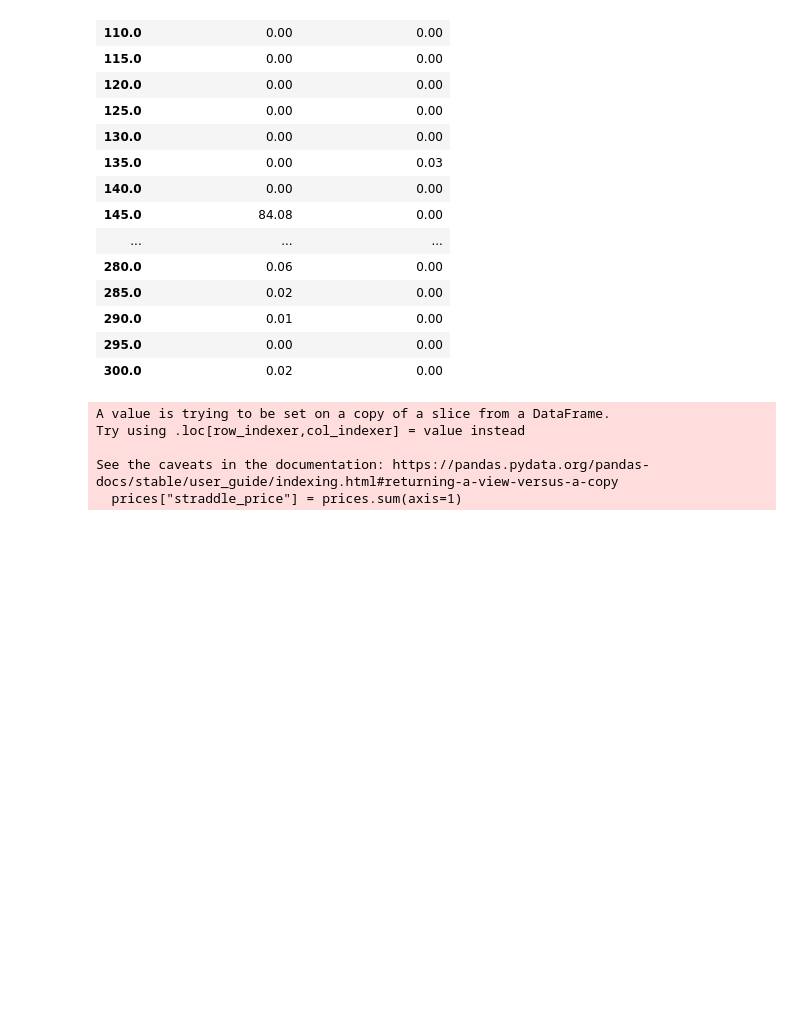
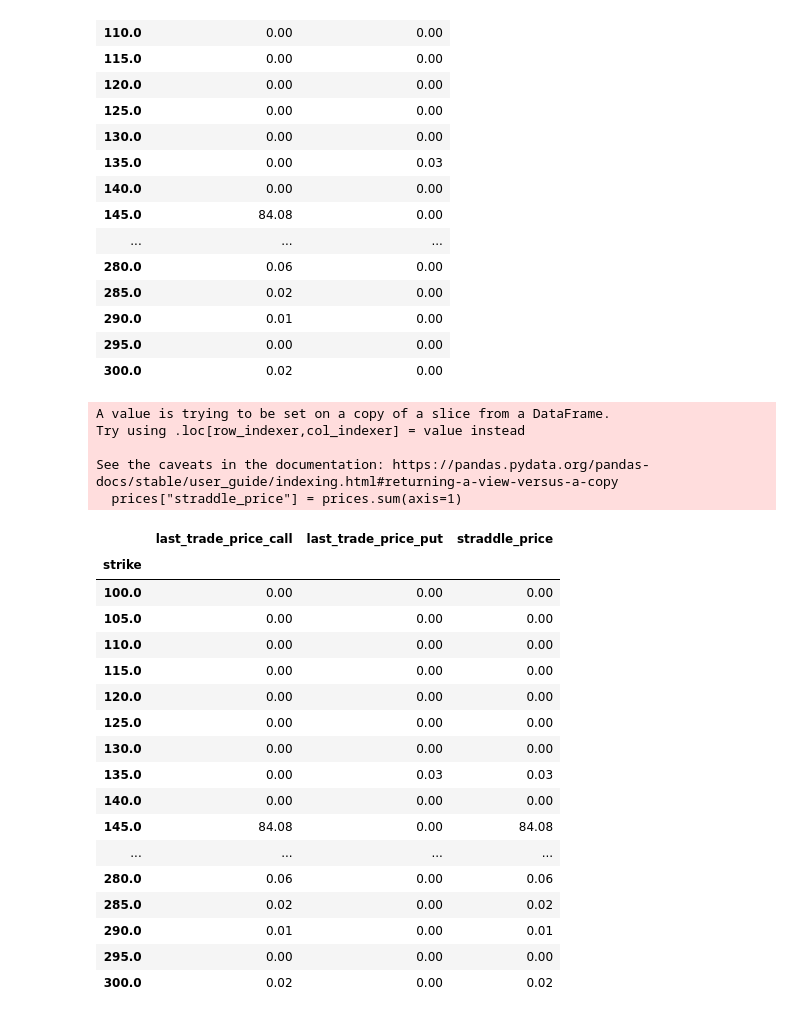
Before and after one commit to Emindu/algo-trading-learning, a Jupyter notebook: 2.analyze-pandas/manipulation-data.ipynb, the cells around one changed output. Saved outputs shown, nothing was run; the diff lists cells and outputs as text; code cells hidden in the pictures; blank space fills up the shorter version.

```diff
--- a/2.analyze-pandas/manipulation-data.ipynb
+++ b/2.analyze-pandas/manipulation-data.ipynb
@@ -207,3 +207,24 @@ Try using .loc[row_indexer,col_indexer] = value instead
 
 See the caveats in the documentation: https://pandas.pydata.org/pandas-docs/stable/user_guide/indexing.html#returning-a-view-versus-a-copy
   prices["straddle_price"] = prices.sum(axis=1)
+# %%
+prices
+# %% [output]
+|  | last_trade_price_call | last_trade_price_put | straddle_price |
+| strike |  |  |  |
+| 100.0 | 0.00 | 0.00 | 0.00 |
+| 105.0 | 0.00 | 0.00 | 0.00 |
+| 110.0 | 0.00 | 0.00 | 0.00 |
+| 115.0 | 0.00 | 0.00 | 0.00 |
+| 120.0 | 0.00 | 0.00 | 0.00 |
+| 125.0 | 0.00 | 0.00 | 0.00 |
+| 130.0 | 0.00 | 0.00 | 0.00 |
+| 135.0 | 0.00 | 0.03 | 0.03 |
+| 140.0 | 0.00 | 0.00 | 0.00 |
+| 145.0 | 84.08 | 0.00 | 84.08 |
+| ... | ... | ... | ... |
+| 280.0 | 0.06 | 0.00 | 0.06 |
+| 285.0 | 0.02 | 0.00 | 0.02 |
+| 290.0 | 0.01 | 0.00 | 0.01 |
+| 295.0 | 0.00 | 0.00 | 0.00 |
+| 300.0 | 0.02 | 0.00 | 0.02 |
```
Also changed, not shown: 1 other file.
